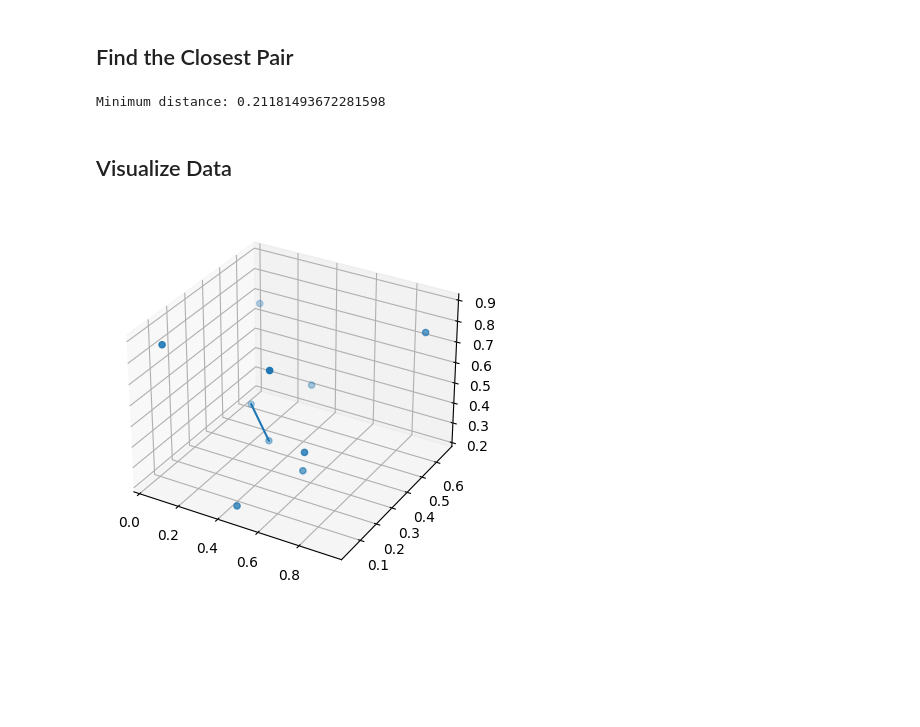
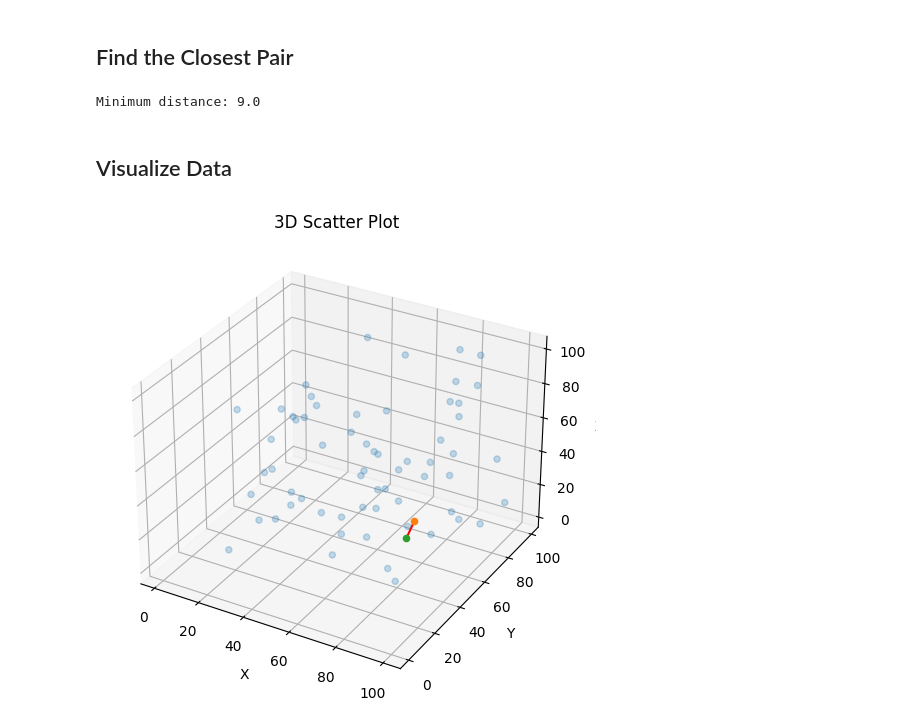
Before and after one commit to AlifioDitya/DNC-Closest-Pair-of-Points, a Jupyter notebook: src/main.ipynb, the cells around one changed output. Saved outputs shown, nothing was run; the diff lists cells and outputs as text; code cells hidden in the pictures; blank space fills up the shorter version.

Commit message:
Fix visualization to reduce clutter

```diff
--- a/src/main.ipynb
+++ b/src/main.ipynb
@@ -13,10 +12,10 @@ from module import divideconquer as dnc
 ## Generate Data
 # %%
 # Generate random 3D data
-n = 10
-x = np.random.rand(n)
-y = np.random.rand(n)
-z = np.random.rand(n)
+n = 64
+x = [random.randint(1, 100) for _ in range(n)]
+y = [random.randint(1, 100) for _ in range(n)]
+z = [random.randint(1, 100) for _ in range(n)]
 
 # Pack the data into Point objects
 points = [Point(xi, yi, zi) for xi, yi, zi in zip(x, y, z)]
@@ -26,19 +25,34 @@ points = [Point(xi, yi, zi) for xi, yi, zi in zip(x, y, z)]
 p1, p2 = dnc.brute_force_closest_pair(points)
 print(f"Minimum distance: {p1.distance_to(p2)}")
 # %% [output]
-Minimum distance: 0.21181493672281598
+Minimum distance: 9.0
 # %% [markdown]
 ## Visualize Data
 # %%
 # Create a 3D scatter plot
-fig = plt.figure()
+fig = plt.figure(figsize=(6, 6))
 ax = fig.add_subplot(111, projection='3d')
-ax.scatter(x, y, z)
+
+# Filter points
+x = [p[0] for p in points if p != p1 and p != p2]
+y = [p[1] for p in points if p != p1 and p != p2]
+z = [p[2] for p in points if p != p1 and p != p2]
+
+# Scatter plot
+ax.scatter(x, y, z, alpha=0.25)
+ax.scatter(p1[0], p1[1], p1[2])
+ax.scatter(p2[0], p2[1], p2[2])
+
+# Set the axis labels
+ax.set_xlabel('X')
+ax.set_ylabel('Y')
+ax.set_zlabel('Z')
 
 # Plot a line between the two points
-ax.plot([p1[0], p2[0]], [p1[1], p2[1]], [p1[2], p2[2]])
+ax.plot([p1[0], p2[0]], [p1[1], p2[1]], [p1[2], p2[2]], "Red")
 
 # Show the plot
+plt.title("3D Scatter Plot")
 plt.show()
 # %% [output]
-[figure, old version]
+[figure, new version]
```
Also changed, not shown: parts of 1 cell of this notebook.
